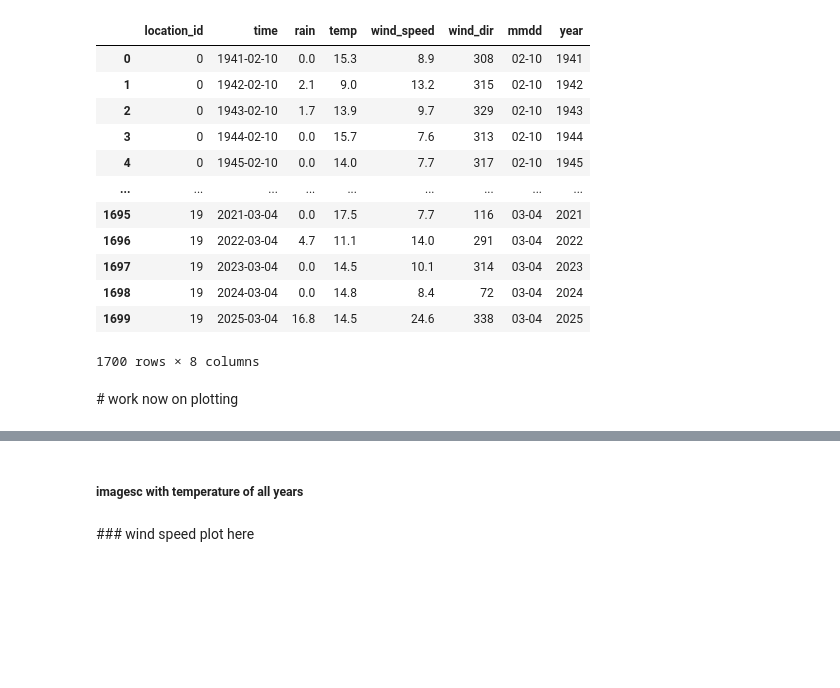
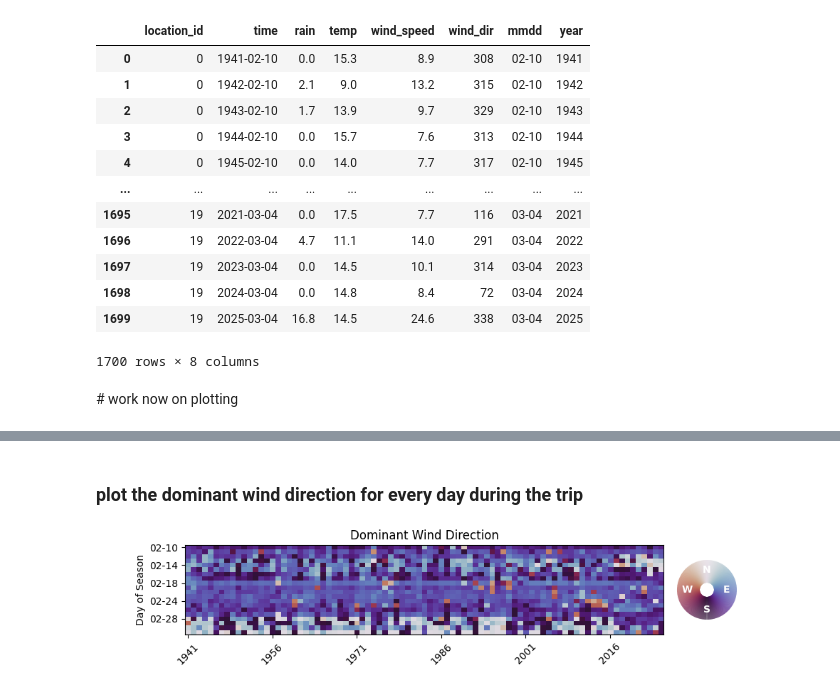
Before and after one commit to Filippo1993/patagonia-trip, a Jupyter notebook: time travel.ipynb, the cells around one changed output, grey strips where cells are left out. Drawn from its saved outputs; the diff is of its cells as text; code cells hidden in the pictures; blank space fills up the shorter version.

Commit message:
make nice plots of old temperature and wind

```diff
--- a/time travel.ipynb
+++ b/time travel.ipynb
@@ -237,2 +57,0 @@ plt.imshow(matrix_df.T , cmap = cmap)
-# %% [markdown]
-##### imagesc with temperature of all years
@@ -279,2 +58,61 @@ plt.tight_layout()
-# %% [markdown]
-### wind speed plot here
+# %% [markdown]
+### plot the dominant wind direction for every day during the trip
+# %%
+import numpy as np
+import pandas as pd
+import matplotlib.pyplot as plt
+from matplotlib import colormaps
+import matplotlib.gridspec as gridspec
+
+# === Data preparation ===
+filt_list = []
+for year in result_df.year.unique():
+    filt_df = result_df[result_df["year"] == year].wind_dir
+    filt_list.append(filt_df)
+
+arrays = [filt_df.values for filt_df in filt_list]
+matrix = np.vstack(arrays)
+years = sorted(result_df["year"].unique())
+sample_mmdd = result_df[result_df["year"] == years[0]]["mmdd"].values
+matrix_df = pd.DataFrame(matrix, index=years, columns=sample_mmdd)
+
+# Convert to wind *toward*
+wind_toward = (matrix_df - 180) % 360
+
+# === Plotting ===
+cmap = colormaps['twilight']
+angles = np.linspace(0, 2*np.pi, 360)
+colors = cmap(np.linspace(0, 1, 360))
+
+fig = plt.figure(figsize=(10, 2))
+gs = gridspec.GridSpec(1, 2, width_ratios=[8, 1], wspace=0.05)
+
+# --- Main wind direction heatmap ---
+ax0 = fig.add_subplot(gs[0])
+im = ax0.imshow(wind_toward.T, cmap=cmap, aspect='auto')
+
+ax0.set_title('Dominant Wind Direction')
+ax0.set_ylabel("Day of Season")
+ax0.set_xticks(range(0, len(matrix_df.index), 15))
+ax0.set_xticklabels(matrix_df.index[::15], rotation=45)
+ax0.set_yticks(range(0, len(matrix_df.columns), 4))
+ax0.set_yticklabels([matrix_df.columns[i] for i in range(0, len(matrix_df.columns), 4)])
+
+# --- Polar colormap legend ---
+ax1 = fig.add_subplot(gs[1], projection='polar')
+ax1.set_theta_zero_location('N')
+ax1.set_theta_direction(-1)
+
+for i in range(len(angles) - 1):
+    ax1.plot(angles[i:i+2], [1, 1], color=colors[i], linewidth=36, solid_capstyle='butt')
+
+for angle, label in zip(np.deg2rad([0, 90, 180, 270]), ['N', 'E', 'S', 'W']):
+    ax1.text(angle, 0.8, label, fontsize=10, ha='center', va='center', color="white", fontweight='bold')
+
+ax1.set(xticks=[], yticks=[], ylim=(0, 1.2))
+ax1.spines['polar'].set_visible(False)
+
+plt.subplots_adjust(bottom=0.25)  # Fix for clipped x-labels
+plt.show()
+# %% [output]
+[figure, added]
```
Also changed, not shown: parts of 13 cells of this notebook.
